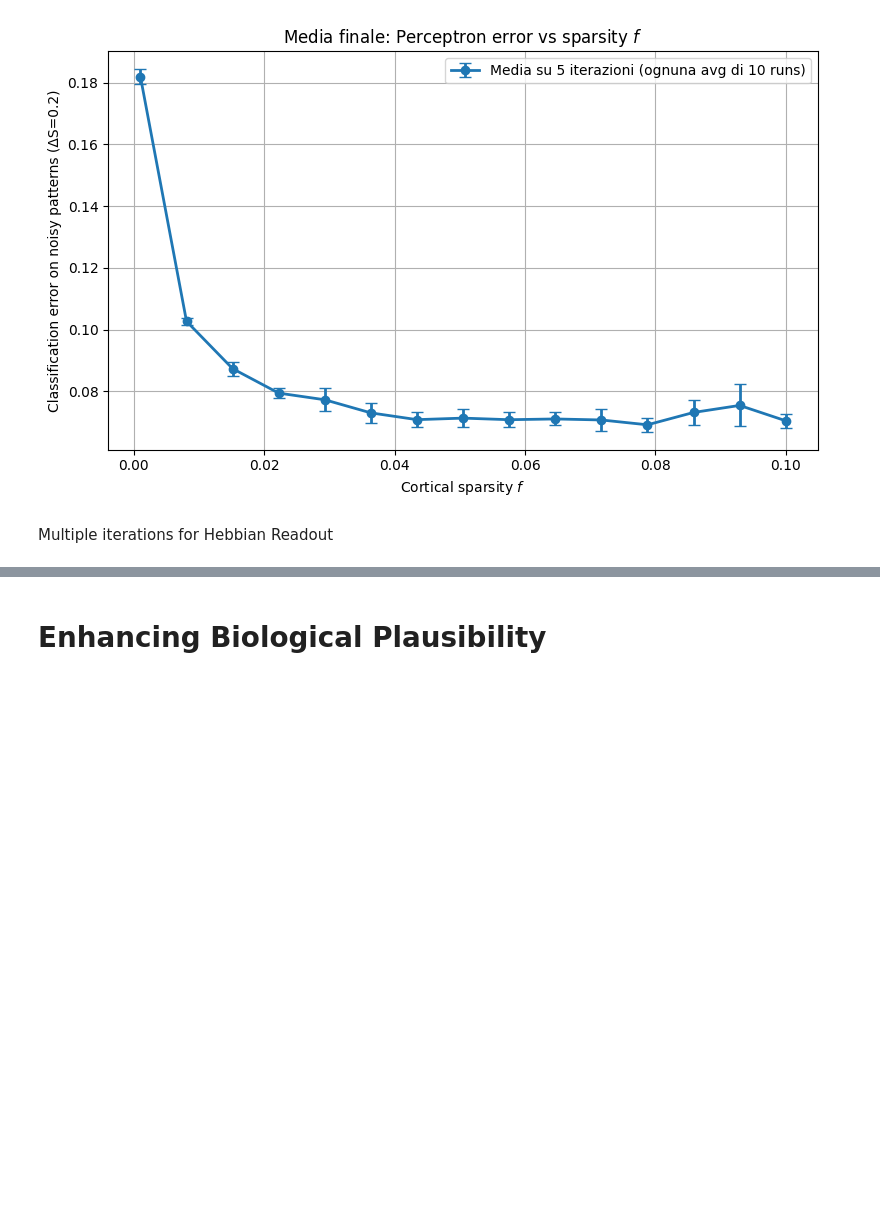
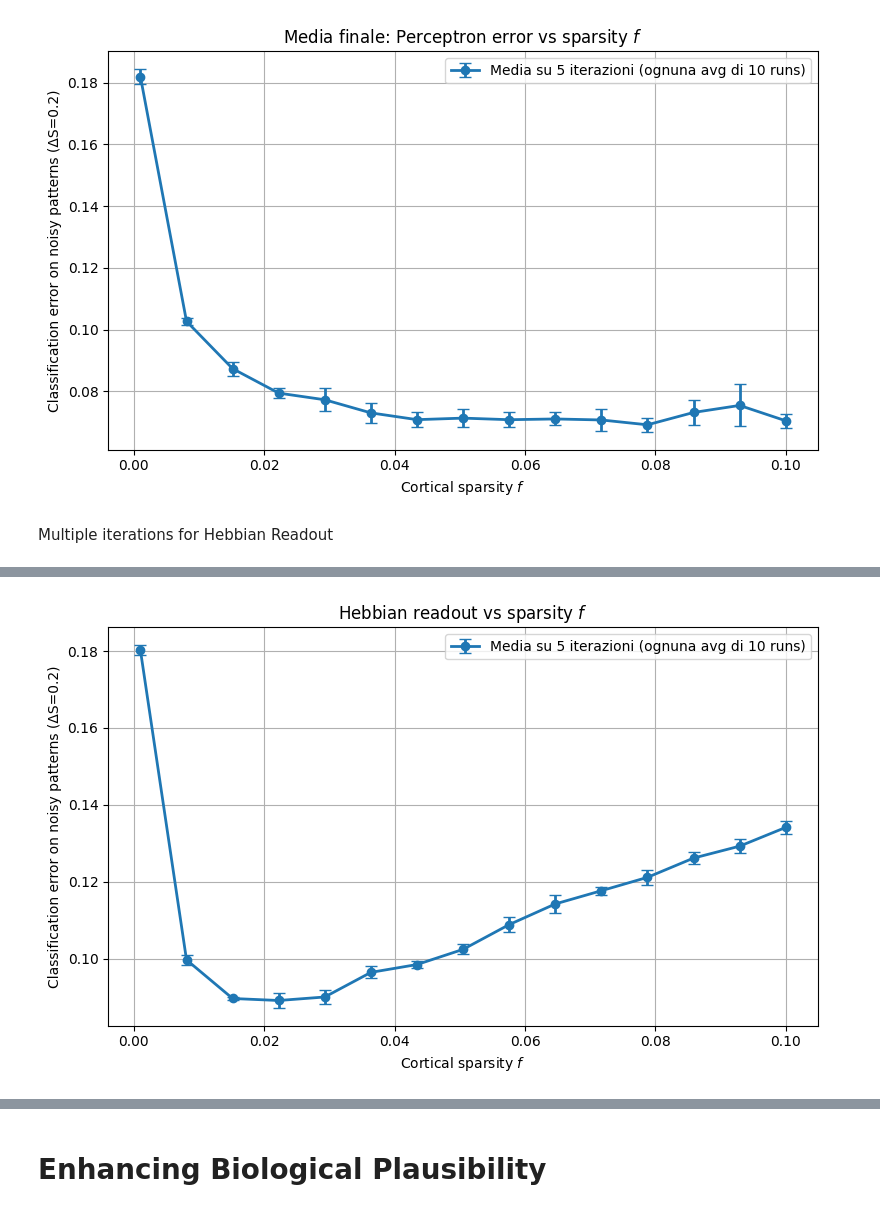
Before and after one commit to LetiziaC14/Neuroscience_Network_Models, a Jupyter notebook: FF_classification.ipynb, the cells around one changed output, grey strips where cells are left out. Cells and saved outputs as stored; diff of their text form; code cells hidden in the pictures; blank space fills up the shorter version.

Commit message:
update ff classification

```diff
--- a/FF_classification.ipynb
+++ b/FF_classification.ipynb
@@ -1613,3 +1613,100 @@ Stopped early at epoch 330
 [figure]
 # %% [markdown]
 Multiple iterations for Hebbian Readout
+# %%
+import numpy as np
+import matplotlib.pyplot as plt
+
+# Parameters
+P = 1000
+N_S = 1000
+N_C = 10000
+deltaS_learn = 0.1
+deltaS_test = 0.2
+eta = 0.001
+N_learn = 100
+f_values = np.linspace(0.001, 0.1, 15)
+
+n_iterations = 5   # quante volte ripetere l'intero esperimento
+n_runs = 10        # run per smoothing all’interno di ogni iterazione
+
+# Lista per salvare i risultati di ogni iterazione
+all_iterations = []
+
+for iteration in range(1, n_iterations + 1):
+    print(f"\n=== Iterazione {iteration}/{n_iterations} ===")
+    # Fixed central patterns and labels
+    labels = np.random.choice([-1, 1], size=P)
+    central_patterns = generate_central_patterns(P, N_S)
+    mean_errors = []
+    std_errors = []
+
+    for f in f_values:
+        errors = []
+        for run in range(n_runs):
+            # Random projection
+            # New random projection J for each run
+            J = np.random.normal(0, 2/np.sqrt( N_S), size=(N_C, N_S))
+
+            # Threshold for both readouts (using ΔS = 0.1)
+            noisy_train, _, _ = generate_variations(central_patterns, labels, V=10, flip_prob=deltaS_learn / 2)
+            T = compute_global_threshold(central_patterns, noisy_train, J, f) #same procedure inside the function train_perceptron_with_early_stopping
+            # Hebbian Training
+            W_h = np.zeros(N_C)
+            for m in range(P):
+                l = labels[m]
+                noisy_samples, _, _ = generate_variations(
+                    central_patterns[m:m+1], [l], V=N_learn, flip_prob=deltaS_learn / 2
+                )#For cluster m, generate V = N_learn noisy patterns from its central pattern using a fixed flip probability of ΔS_learn / 2
+                cortical_samples, _ = compute_cortical_patterns(noisy_samples, J, T)
+                for c in cortical_samples:
+                    c = c.astype(int)
+                    W_h += l * (c - f)
+
+            # Test Hebbian on ΔS = 0.2
+            err_h = test_on_noisy_patterns(W_h, central_patterns, labels, J, T, f, deltaS_test)
+            errors.append(err_h)
+        mean_errors.append(np.mean(errors))
+        std_errors.append(np.std(errors))
+    # Salva i risultati di questa iterazione
+    all_iterations.append(mean_errors)
+
+    # Plot singola iterazione
+    plt.figure(figsize=(8, 5))
+    plt.errorbar(
+        f_values, mean_errors, yerr=std_errors,
+        marker='o', lw=2, capsize=4,
+        label=f'Iterazione {iteration} (avg di {n_runs} runs)'
+    )
+    plt.xlabel("Cortical sparsity $f$")
+    plt.ylabel("Classification error on noisy patterns (ΔS=0.2)")
+    plt.title(f"Iterazione {iteration}: Hebbian readout vs sparsity $f$")
+    plt.grid(True)
+    plt.legend()
+    plt.tight_layout()
+    plt.savefig(f"plot_iter_{iteration}_hebbian.png", dpi=300)
+    plt.close()
+
+# Final plot: average over all iterations
+all_iterations = np.array(all_iterations)   # shape: (n_iterations, len(f_values))
+
+final_mean = np.mean(all_iterations, axis=0)   # media tra iterazioni
+final_std = np.std(all_iterations, axis=0)     # deviazione standard tra iterazioni
+
+plt.figure(figsize=(8, 5))
+
+plt.errorbar(
+    f_values, final_mean, yerr=final_std,
+    marker='o', lw=2, capsize=4,
+    label=f'Media su {n_iterations} iterazioni (ognuna avg di {n_runs} runs)'
+)
+
+plt.xlabel("Cortical sparsity $f$")
+plt.ylabel("Classification error on noisy patterns (ΔS=0.2)")
+plt.title("Hebbian readout vs sparsity $f$")
+plt.grid(True)
+plt.legend()
+plt.tight_layout()
+plt.savefig("plot_final_mean_hebbian.png", dpi=300)
+plt.show()
+# %% [output]
@@ -1615,0 +1722 @@ Multiple iterations for Hebbian Readout
+[figure, added]
```
Also changed, not shown: parts of 3 cells of this notebook.
